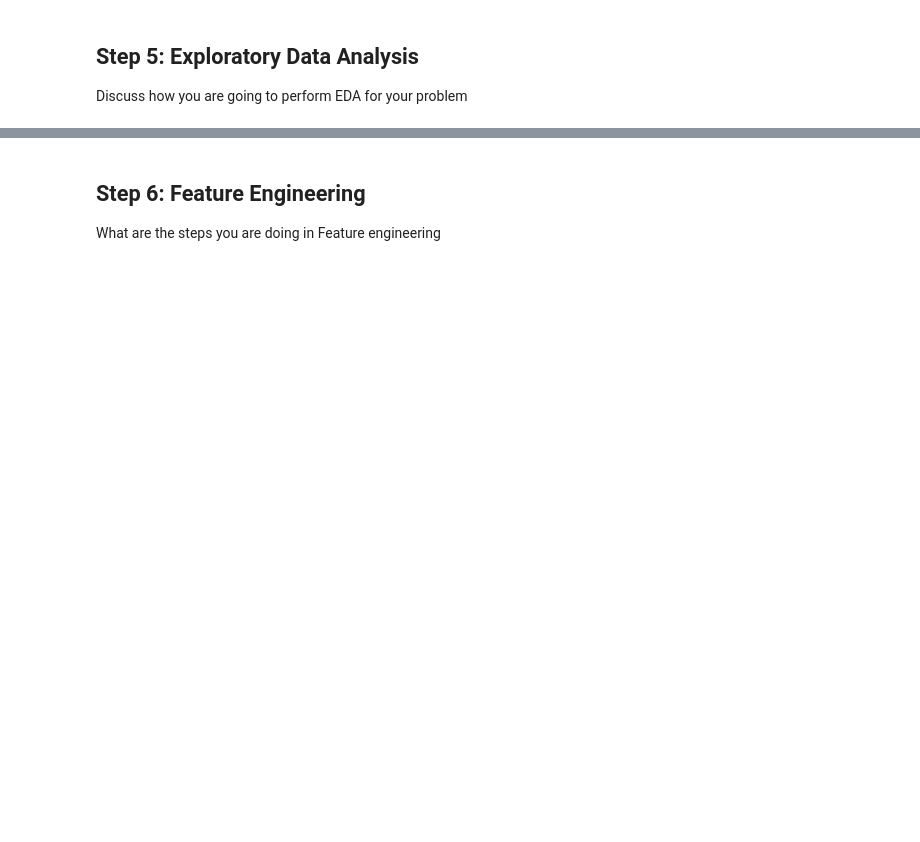
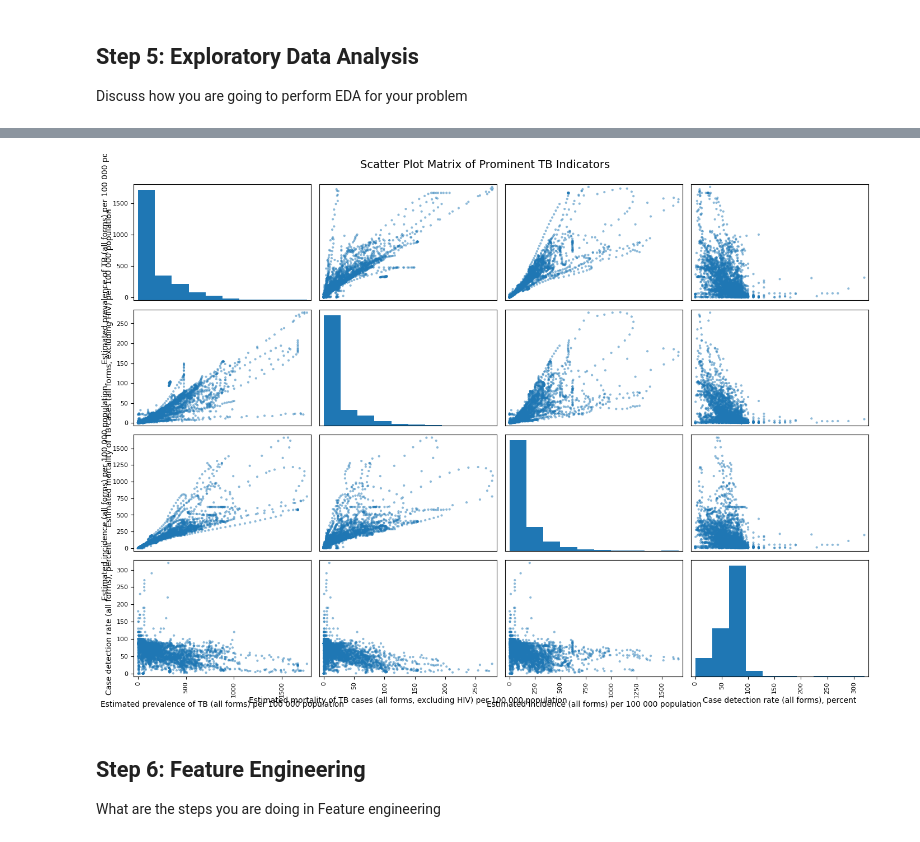
Before and after one commit to SindujanD-Github/LabTest, a Jupyter notebook: data_science_lab_test.ipynb, the cells around one changed output, grey strips where cells are left out. Drawn from its saved outputs; the diff is of its cells as text; code cells hidden in the pictures; blank space fills up the shorter version.

```diff
--- a/data_science_lab_test.ipynb
+++ b/data_science_lab_test.ipynb
@@ -38,3 +492,11 @@ Discuss how you are going to perform EDA for your problem
+# %%
+# Create a scatter plot matrix for the prominent columns
+pd.plotting.scatter_matrix(df_clean[cols], figsize=(14, 10), diagonal='hist')
+plt.suptitle('Scatter Plot Matrix of Prominent TB Indicators', fontsize=14, y=0.995)
+plt.tight_layout()
+plt.show()
+# %% [output]
+[figure, added]
 # %% [markdown]
 ## Step 6: Feature Engineering
 
```
Also changed, not shown: parts of 21 cells of this notebook.
